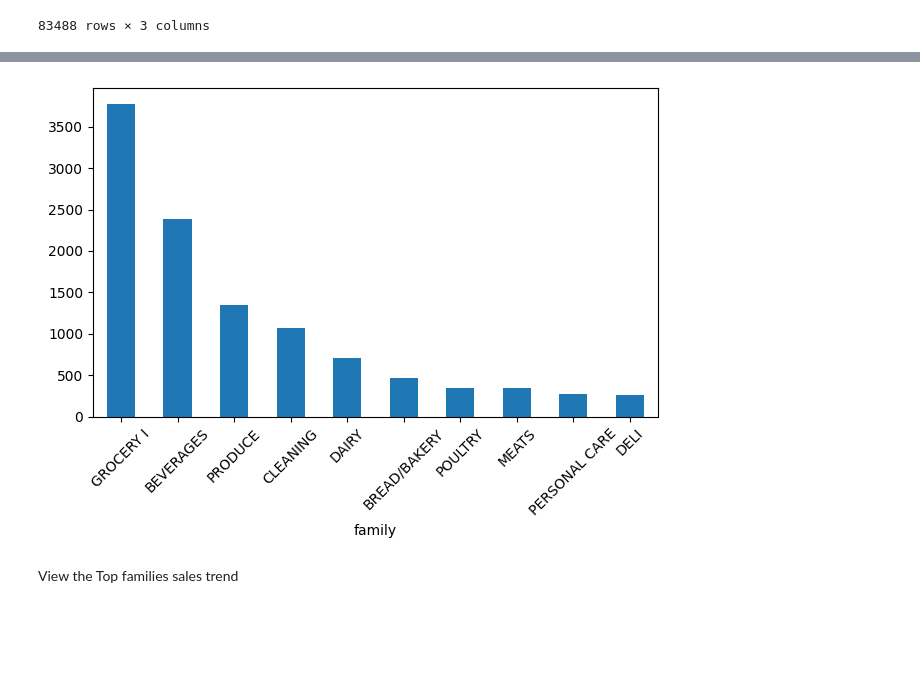
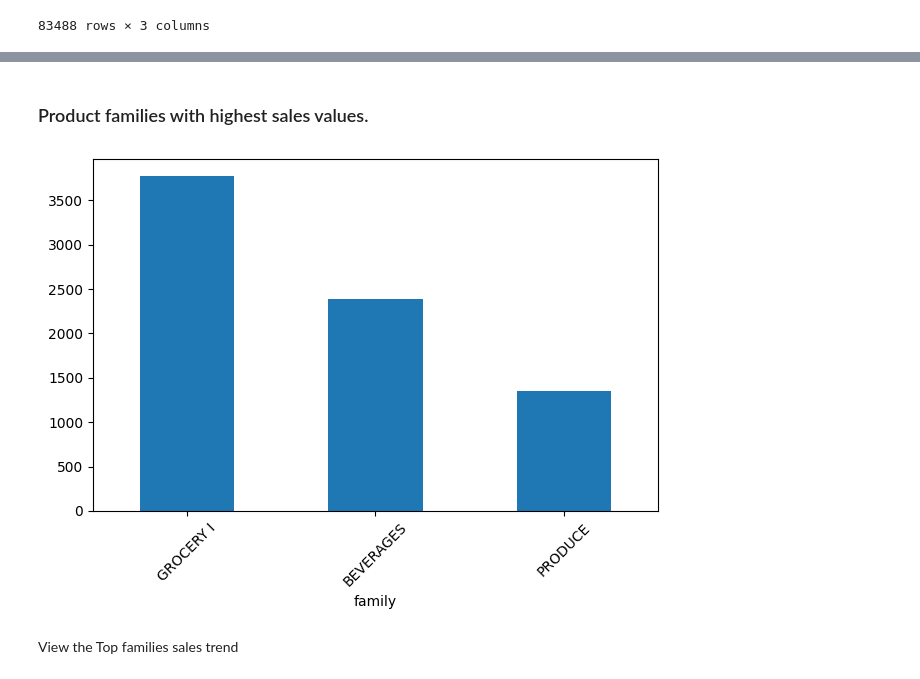
Before and after one commit to Anteemony/sktime-storesales-forecasting, a Jupyter notebook: notebooks/Store_Sales_Forecasting_with_Sktime.ipynb, the cells around one changed output, grey strips where cells are left out. Saved outputs shown, nothing was run; the diff lists cells and outputs as text; code cells hidden in the pictures; blank space fills up the shorter version.

```diff
--- a/notebooks/Store_Sales_Forecasting_with_Sktime.ipynb
+++ b/notebooks/Store_Sales_Forecasting_with_Sktime.ipynb
@@ -400,16 +375,19 @@ Average sales for top product families
+# %% [markdown]
+### Product families with highest sales values.
 # %%
 # Group by product 'family' and calculate the average sales
 avg_sales = store_sales.groupby('family')['sales'].mean().sort_values(ascending=False)
 
-# Take the top 20 product families
-top_families = avg_sales.head(10)
+# Take the top n product families
+n = 3
+top_families = avg_sales.head(n)
 
 #  Plottinh
 top_families.plot(kind="bar")
 plt.xticks(rotation=45)
 plt.tight_layout()  # Ensures all labels fit within the figure area
 plt.show()
 # %% [output]
-[figure, old version]
+[figure, new version]
 # %% [markdown]
 View the Top families sales trend
```
Also changed, not shown: parts of 13 cells of this notebook.
